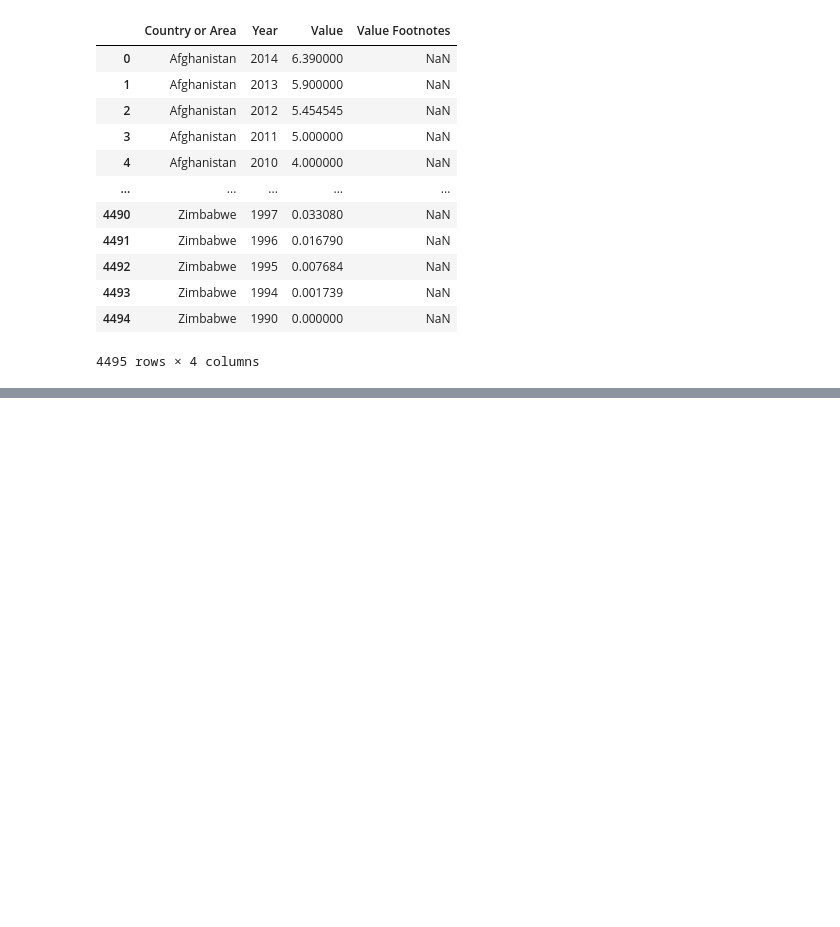
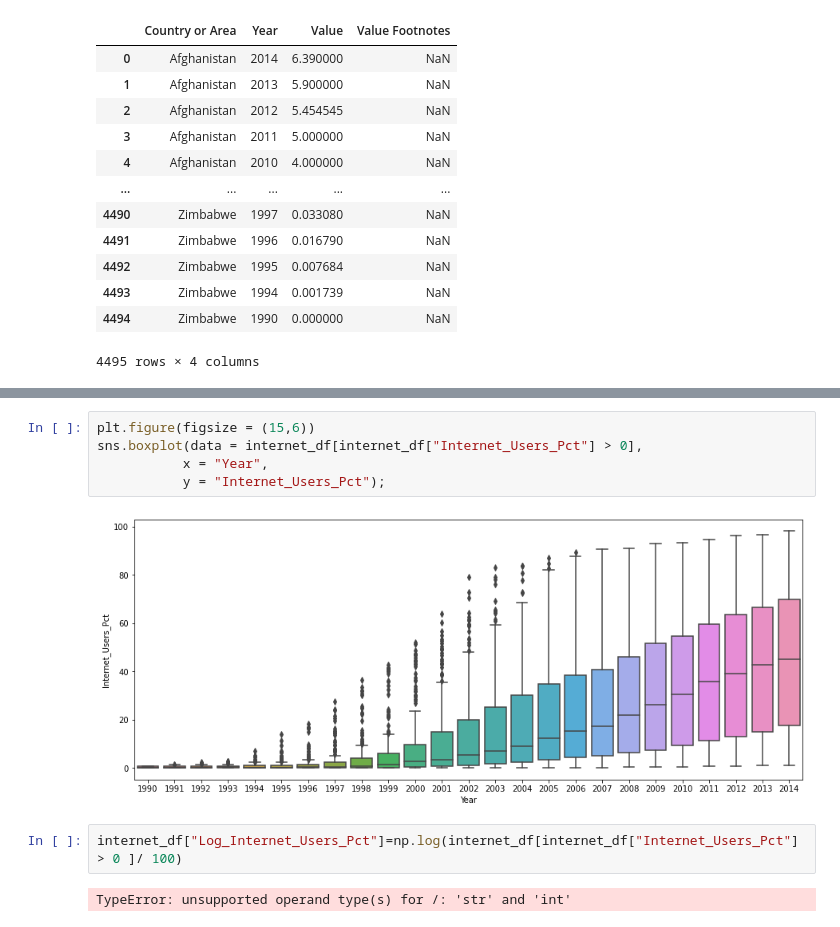
Before and after one commit to nss-data-science-cohort-5/un_exploration-JAGVU09, a Jupyter notebook: notebooks/UN_Data_Exploration.ipynb, the cells around one changed output, grey strips where cells are left out. Cells and saved outputs as stored; diff of their text form; blank space fills up the shorter version.

```diff
--- a/notebooks/UN_Data_Exploration.ipynb
+++ b/notebooks/UN_Data_Exploration.ipynb
@@ -375,0 +420,11 @@ internet_df.head(-5)
+# %%
+plt.figure(figsize = (15,6))
+sns.boxplot(data = internet_df[internet_df["Internet_Users_Pct"] > 0],
+           x = "Year",
+           y = "Internet_Users_Pct");
+# %% [output]
+[figure, added]
+# %%
+internet_df["Log_Internet_Users_Pct"]=np.log(internet_df[internet_df["Internet_Users_Pct"] > 0 ]/ 100)
+# %% [output]
+TypeError: unsupported operand type(s) for /: 'str' and 'int'
```
Also changed, not shown: parts of 7 cells of this notebook.
